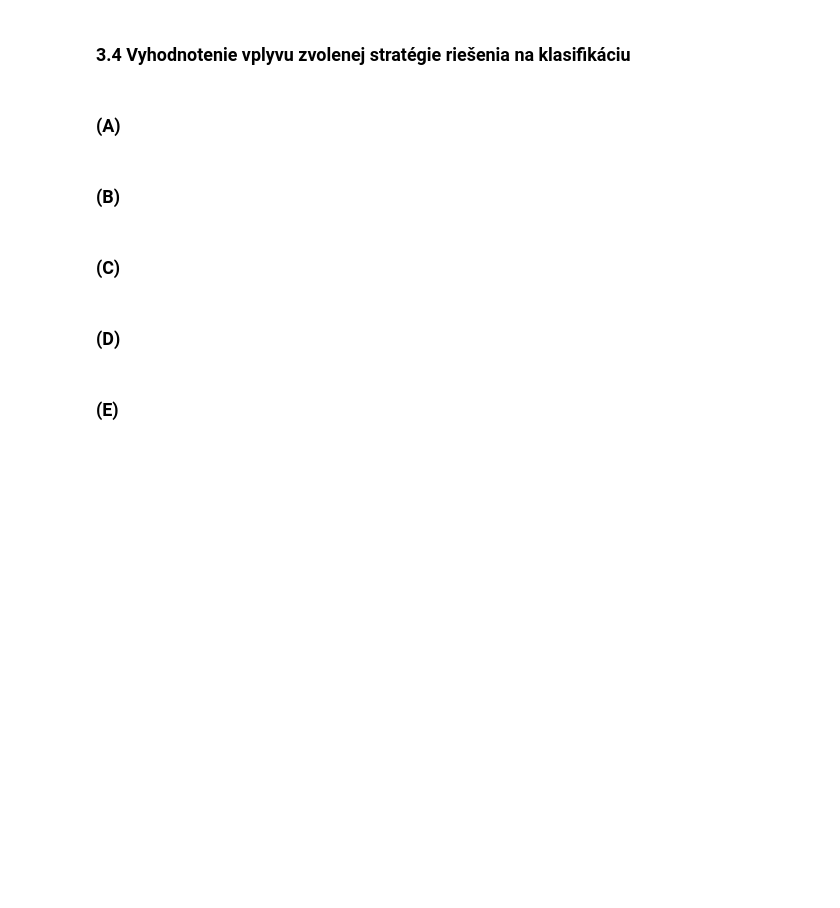
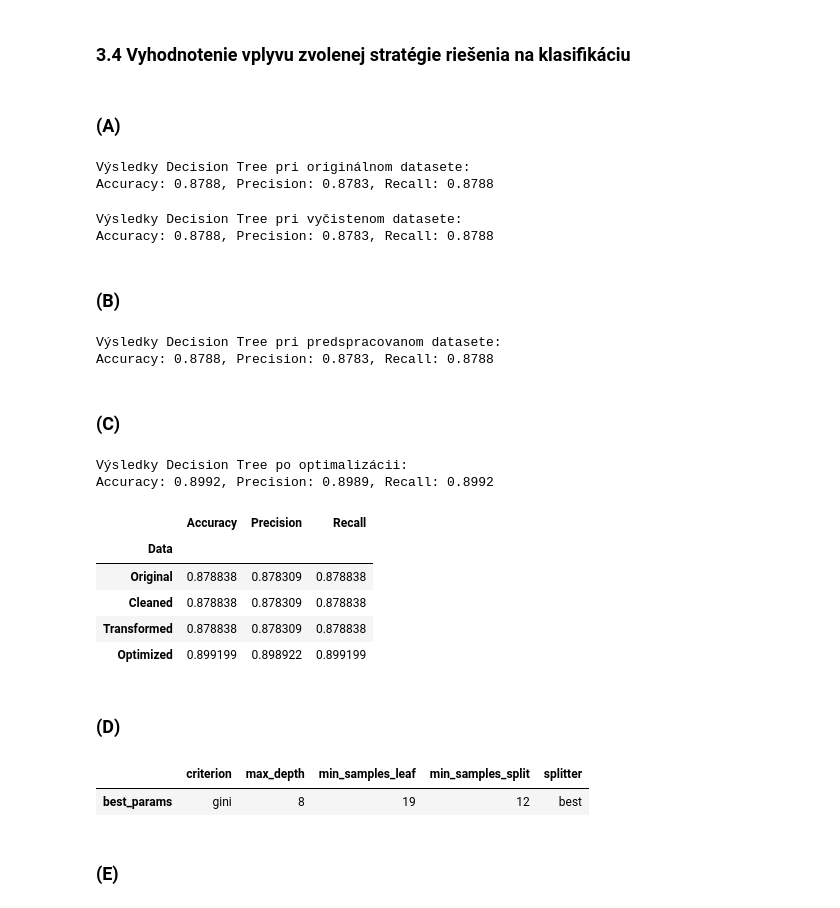
Before and after one commit to LeonRado1/IAU-zadanie, a Jupyter notebook: machine_learning.ipynb, the cells around one changed output. Cells and saved outputs as stored; diff of their text form; code cells hidden in the pictures; blank space fills up the shorter version.

```diff
--- a/machine_learning.ipynb
+++ b/machine_learning.ipynb
@@ -365,6 +688,73 @@ ID3 Classifier dosiahol vyvážené výsledky so zhodnými hodnotami v metrikác
+# %%
+dt_accuracy_original = accuracy_score(y_test, dt_predictions)
+dt_precision_original = precision_score(y_test, dt_predictions, average='weighted')
+dt_recall_original = recall_score(y_test, dt_predictions, average='weighted')
+
+print("\nVýsledky Decision Tree pri originálnom datasete:")
+print(f"Accuracy: {dt_accuracy_original:.4f}, Precision: {dt_precision_original:.4f}, Recall: {dt_recall_original:.4f}")
+# %% [output]
+Výsledky Decision Tree pri originálnom datasete:
+Accuracy: 0.8788, Precision: 0.8783, Recall: 0.8788
+# %%
+dt_model = DecisionTreeClassifier(max_depth=3, random_state=42)
+dt_model.fit(X_train_cleaned, y_train)
+dt_predictions = dt_model.predict(X_test_cleaned)
+# %%
+dt_accuracy_cleaned = accuracy_score(y_test, dt_predictions)
+dt_precision_cleaned = precision_score(y_test, dt_predictions, average='weighted')
+dt_recall_cleaned = recall_score(y_test, dt_predictions, average='weighted')
+
+print("\nVýsledky Decision Tree pri vyčistenom datasete:")
+print(f"Accuracy: {dt_accuracy_cleaned:.4f}, Precision: {dt_precision_cleaned:.4f}, Recall: {dt_recall_cleaned:.4f}")
+# %% [output]
+Výsledky Decision Tree pri vyčistenom datasete:
+Accuracy: 0.8788, Precision: 0.8783, Recall: 0.8788
 # %% [markdown]
 ### (B)
+# %%
+dt_model = DecisionTreeClassifier(max_depth=3, random_state=42)
+dt_model.fit(X_train_transformed, y_train)
+dt_predictions = dt_model.predict(X_test_transformed)
+# %%
+dt_accuracy_transformed = accuracy_score(y_test, dt_predictions)
+dt_precision_transformed = precision_score(y_test, dt_predictions, average='weighted')
+dt_recall_transformed = recall_score(y_test, dt_predictions, average='weighted')
+
+print("\nVýsledky Decision Tree pri predspracovanom datasete:")
+print(f"Accuracy: {dt_accuracy_transformed:.4f}, Precision: {dt_precision_transformed:.4f}, Recall: {dt_recall_transformed:.4f}")
+# %% [output]
+Výsledky Decision Tree pri predspracovanom datasete:
+Accuracy: 0.8788, Precision: 0.8783, Recall: 0.8788
 # %% [markdown]
 ### (C)
+# %%
+print("\nVýsledky Decision Tree po optimalizácii:")
+print(f"Accuracy: {dt_test_acc:.4f}, Precision: {dt_test_precision:.4f}, Recall: {dt_test_recall:.4f}")
+# %% [output]
+Výsledky Decision Tree po optimalizácii:
+Accuracy: 0.8992, Precision: 0.8989, Recall: 0.8992
+# %%
+results_dt = pd.DataFrame({
+    'Data': ['Original', 'Cleaned', 'Transformed', 'Optimized'],
+    'Accuracy': [dt_accuracy_original, dt_accuracy_cleaned, dt_accuracy_transformed, dt_test_acc],
+    'Precision': [dt_precision_original, dt_precision_cleaned, dt_precision_transformed, dt_test_precision],
+    'Recall': [dt_recall_original, dt_recall_cleaned, dt_recall_transformed, dt_test_recall]
+})
+
+results_dt.set_index('Data', inplace=True)
+results_dt
+# %% [output]
+|  | Accuracy | Precision | Recall |
+| Data |  |  |  |
+| Original | 0.878838 | 0.878309 | 0.878838 |
+| Cleaned | 0.878838 | 0.878309 | 0.878838 |
+| Transformed | 0.878838 | 0.878309 | 0.878838 |
+| Optimized | 0.899199 | 0.898922 | 0.899199 |
 # %% [markdown]
 ### (D)
+# %%
+best_params = pd.DataFrame(best_params_dt, index=['best_params'])
+best_params
+# %% [output]
+|  | criterion | max_depth | min_samples_leaf | min_samples_split | splitter |
+| best_params | gini | 8 | 19 | 12 | best |
```
Also changed, not shown: parts of 27 cells of this notebook.
